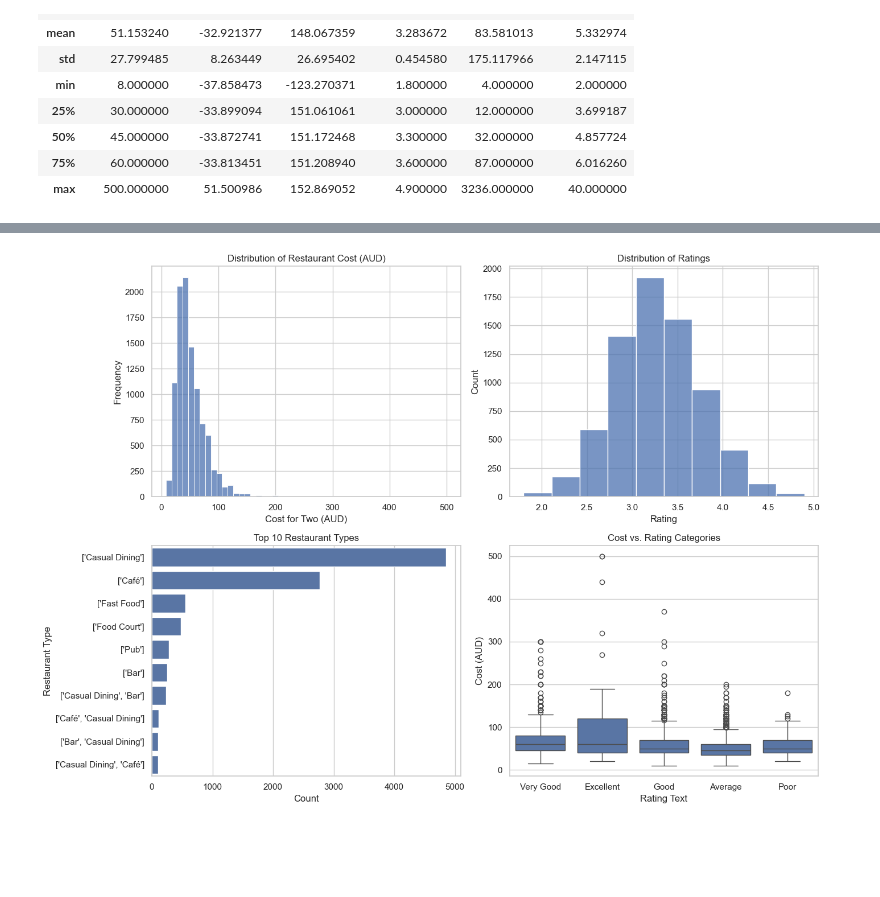
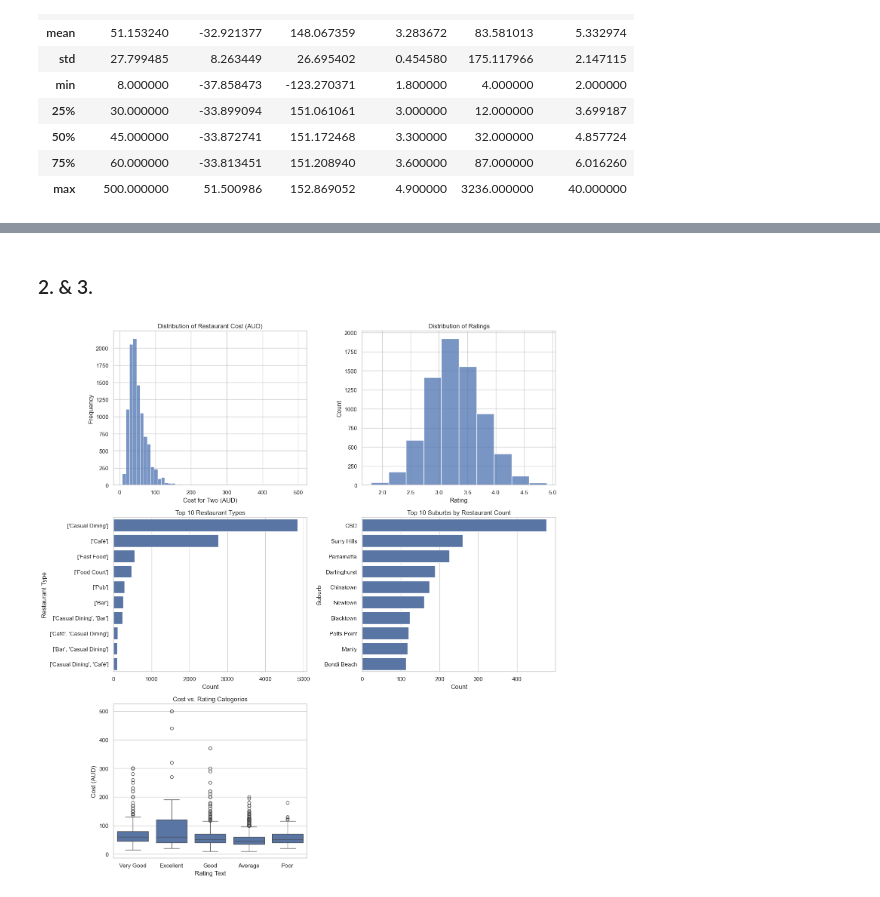
Before and after one commit to nigelcheong/predictive-modelling-and-deployment-assignment, a Jupyter notebook: notebooks/Assignment1_PartA.ipynb, the cells around one changed output, grey strips where cells are left out. Drawn from its saved outputs; the diff is of its cells as text; code cells hidden in the pictures; blank space fills up the shorter version.

```diff
--- a/notebooks/Assignment1_PartA.ipynb
+++ b/notebooks/Assignment1_PartA.ipynb
@@ -90,38 +94,49 @@ cuisine_color               0    0.000000
+# %% [markdown]
+### 2. & 3.
 # %%
 sns.set(style="whitegrid")
 
-# Create subplots (2x2 grid)
-fig, axes = plt.subplots(2, 2, figsize=(14,10))
+# Create subplots (3x2 grid)
+fig, axes = plt.subplots(3, 2, figsize=(14,15))
 
 # 1. Distribution of Cost
 sns.histplot(df['cost'], bins=50, ax=axes[0,0])
 axes[0,0].set_title("Distribution of Restaurant Cost (AUD)")
 axes[0,0].set_xlabel("Cost for Two (AUD)")
 axes[0,0].set_ylabel("Frequency")
 
 # 2. Distribution of Ratings
 sns.histplot(df['rating_number'], bins=10, kde=False, ax=axes[0,1])
 axes[0,1].set_title("Distribution of Ratings")
 axes[0,1].set_xlabel("Rating")
 axes[0,1].set_ylabel("Count")
 
 # 3. Top 10 Restaurant Types
 sns.countplot(y=df['type'], order=df['type'].value_counts().index[:10], ax=axes[1,0])
 axes[1,0].set_title("Top 10 Restaurant Types")
 axes[1,0].set_xlabel("Count")
 axes[1,0].set_ylabel("Restaurant Type")
 
-# 4. Cost vs. Rating Categories
-sns.boxplot(x='rating_text', y='cost', data=df, ax=axes[1,1])
-axes[1,1].set_title("Cost vs. Rating Categories")
-axes[1,1].set_xlabel("Rating Text")
-axes[1,1].set_ylabel("Cost (AUD)")
+# 4. Top 10 Suburbs by Restaurant Count
+sns.countplot(y=df['subzone'], order=df['subzone'].value_counts().index[:10], ax=axes[1,1])
+axes[1,1].set_title("Top 10 Suburbs by Restaurant Count")
+axes[1,1].set_xlabel("Count")
+axes[1,1].set_ylabel("Suburb")
+
+# 5. Cost vs. Rating Categories
+sns.boxplot(x='rating_text', y='cost', data=df, ax=axes[2,0])
+axes[2,0].set_title("Cost vs. Rating Categories")
+axes[2,0].set_xlabel("Rating Text")
+axes[2,0].set_ylabel("Cost (AUD)")
+
+# 6. Leave room for another graph if needed (or disable for now)
+axes[2,1].axis("off")
 
 # Adjust layout
 plt.tight_layout()
 plt.show()
 # %% [output]
-[figure, old version]
+[figure, new version]
 # %%
 df['cuisine'] = df['cuisine'].apply(lambda x: eval(x) if isinstance(x, str) else x)
 
```
Also changed, not shown: parts of 21 cells of this notebook.
